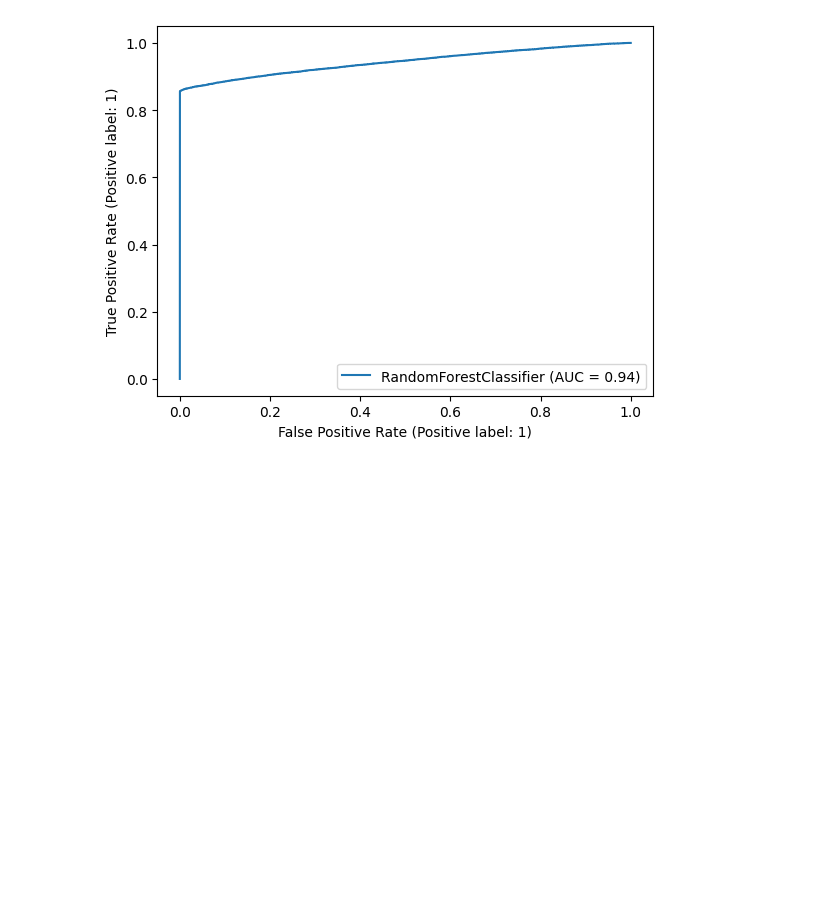
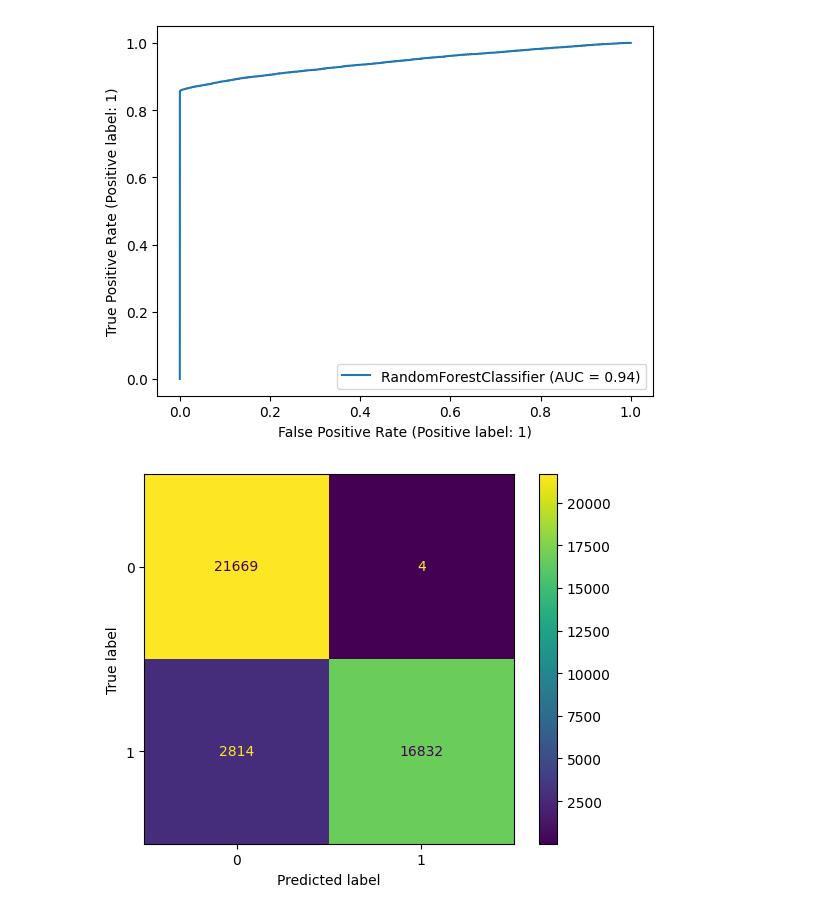
Before and after one commit to mjovanovic9999/ML, a Jupyter notebook: I/notebook/main.ipynb, the cells around one changed output. Drawn from its saved outputs; the diff is of its cells as text; code cells hidden in the pictures; blank space fills up the shorter version.

```diff
--- a/I/notebook/main.ipynb
+++ b/I/notebook/main.ipynb
@@ -1370,3 +1370,11 @@ RocCurveDisplay.from_estimator(
 plt.show()
 # %% [output]
 [figure]
+# %%
+predictions = clasif.predict(X_test)
+cm = confusion_matrix(y_test, predictions)
+disp = ConfusionMatrixDisplay(confusion_matrix=cm)
+disp.plot()
+plt.show()
+# %% [output]
+[figure, added]
```
Also changed, not shown: parts of 3 cells of this notebook.
